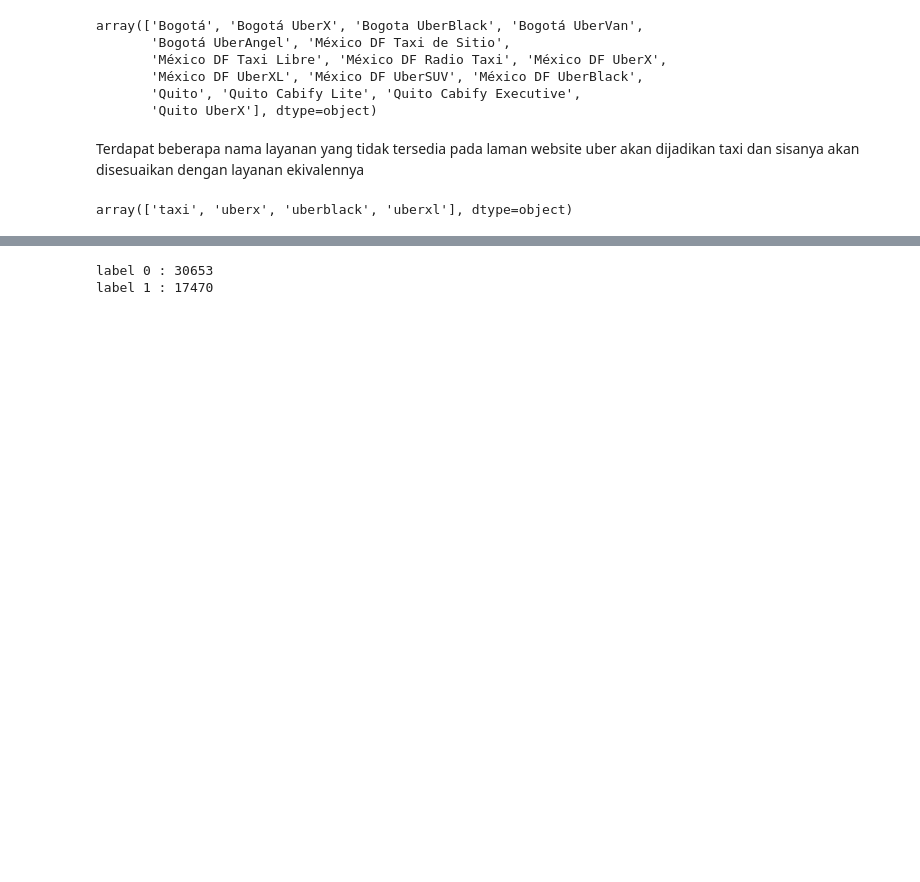
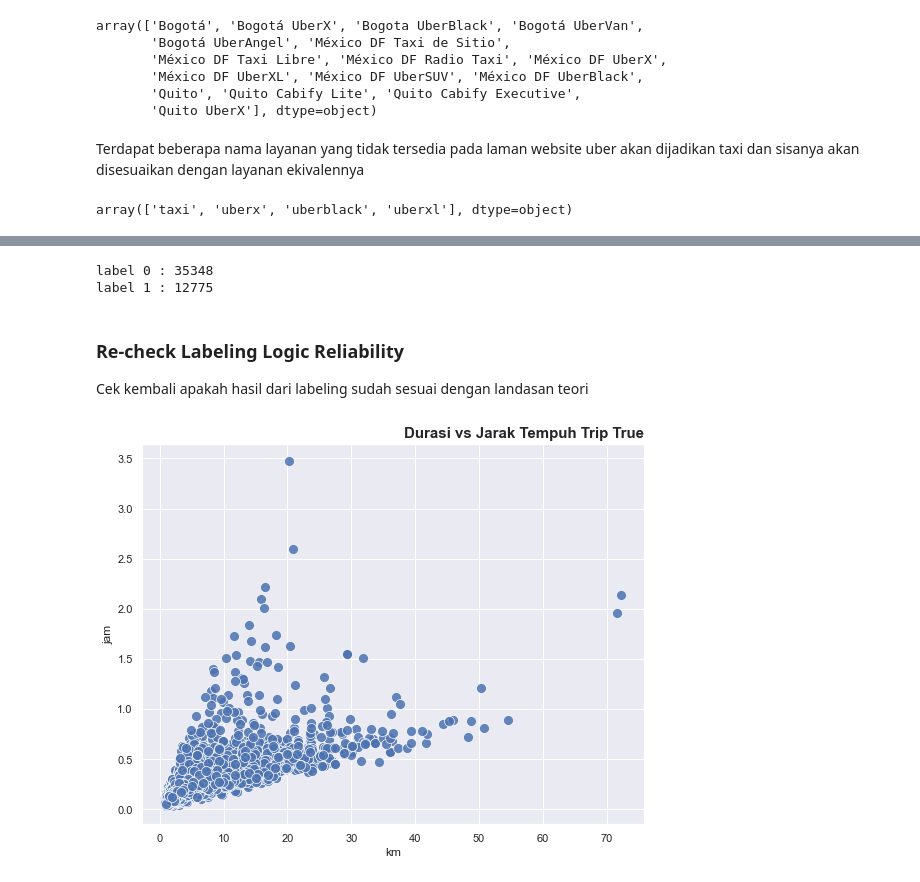
Before and after one commit to enricoroselino/uber-trip-classification, a Jupyter notebook: uber_trip_classification.ipynb, the cells around one changed output, grey strips where cells are left out. Saved outputs shown, nothing was run; the diff lists cells and outputs as text; code cells hidden in the pictures; blank space fills up the shorter version.

Commit message:
add labeling logic recheck

```diff
--- a/uber_trip_classification.ipynb
+++ b/uber_trip_classification.ipynb
@@ -314,10 +314,10 @@ def labeler(df) :
     DIST_MIN = 1000
     WT = 5 * 60
     for i in range(len(df)) :
-        DLB = df.est_meters[i] * 0.5 # might be closer
+        DLB = df.est_meters[i] * 0.8 # might be closer
         DHB = df.est_meters[i] * 1.5 # might be further
-        TLB = df.est_duration[i] * 0.4 # might be faster (~ 40km/h - 80km/h)
-        THB = df.est_duration[i] * 4 * 1.5 # might be slower (~ 10km/h - 40km/h) and 50% longer
+        TLB = df.est_duration[i] * 0.6667 # might be faster (~ 40 km/h - 60 km/h)
+        THB = df.est_duration[i] * 4 * 1.5 # might be slower (~ 10 km/h - 40 km/h) and 50% longer
         DD = df.day_delta[i]
         if DD > 1 :
             label.append(0)
@@ -337,7 +337,33 @@ uber_df["label"] = labeler(uber_df)
 for i in range(uber_df["label"].nunique()) :
     print("label {} : {}".format(i, list(uber_df["label"].values).count(i)))
 # %% [output]
-label 0 : 30653
-label 1 : 17470
+label 0 : 35348
+label 1 : 12775
 # %%
 uber_df = uber_df.drop(["est_meters", "est_duration"], axis=1)
+# %% [markdown]
+### Re-check Labeling Logic Reliability
+Cek kembali apakah hasil dari labeling sudah sesuai dengan landasan teori
+# %%
+# load only True data
+true_data = uber_df[(uber_df.label == 1)]
+# %%
+# plot dist_meter and trip_duratuion in hour
+plt.figure(figsize=(9, 7))
+sns.scatterplot(
+    data=true_data,
+    x=true_data.dist_meters / 1000,
+    y=true_data.trip_duration / 3600,
+    s=100,
+    alpha=0.85
+)
+plt.title("Durasi vs Jarak Tempuh Trip True",
+    loc="right",
+    fontweight="bold",
+    size=15
+)
+plt.xlabel("km")
+plt.ylabel("jam")
+plt.show()
+# %% [output]
+[figure, added]
```
Also changed, not shown: parts of 9 cells of this notebook.
